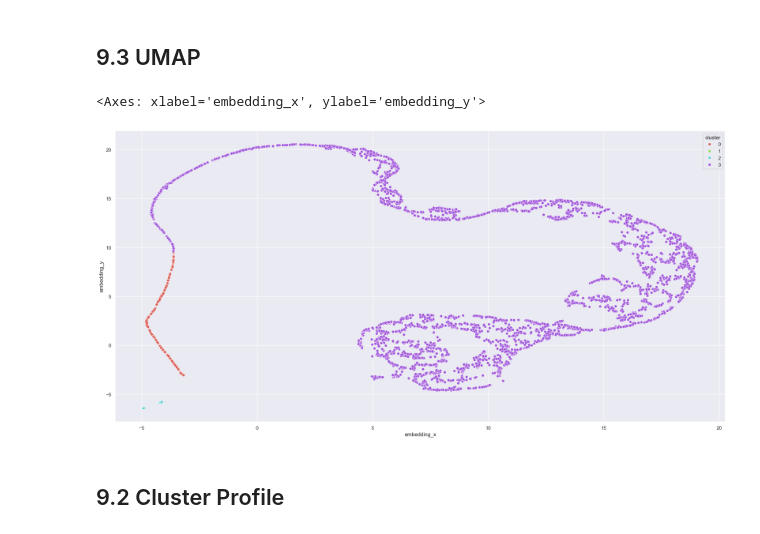
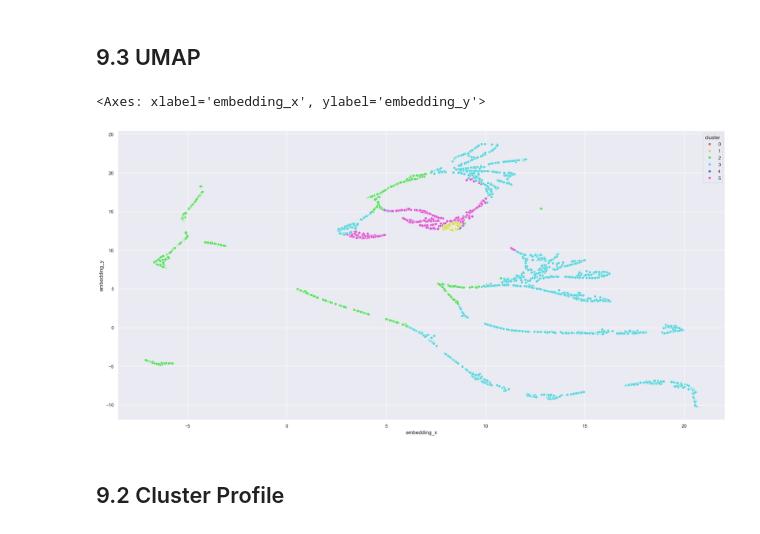
Before and after one commit to IanAndMendesDS/ds_fidelidade, a Jupyter notebook: notebooks/m0_loyalty_program.ipynb, the cells around one changed output. Saved outputs shown, nothing was run; the diff lists cells and outputs as text; code cells hidden in the pictures.

```diff
--- a/notebooks/m0_loyalty_program.ipynb
+++ b/notebooks/m0_loyalty_program.ipynb
@@ -164,0 +293,6 @@ df_ref = df2.drop( ['invoice_no', 'stock_code', 'description',
+# %%
+# Number of returns
+df_returns = df2_returns[['customer_id', 'invoice_no']].drop_duplicates().groupby('customer_id').count().reset_index().rename(columns={'invoice_no': 'returns'})
+df_ref = pd.merge(df_ref, df_returns, how='left', on='customer_id')
+df_ref.loc[df_ref['returns'].isna(), 'returns'] = 0
+df_ref.isna().sum()
@@ -194,4 +341,4 @@ df3 = df_ref.copy()
 # %% [markdown]
 # 4.0 EDA (Exploratory Data Analysis)
 # %%
-df4 = df3.copy()
+df4 = df_ref.dropna().copy()
@@ -199,6 +356,14 @@ df4 = df3.copy()
 # 5.0 Data Preparation
 # %%
 df5 = df4.copy()
+# %%
+ss = pp.StandardScaler()
+
+df5['gross_revenue'] = ss.fit_transform(df5[['gross_revenue']])
+df5['recency_days'] = ss.fit_transform(df5[['recency_days']])
+df5['invoice_no'] = ss.fit_transform(df5[['invoice_no']])
+df5['avg_ticket'] = ss.fit_transform(df5[['avg_ticket']])
+df5['returns'] = ss.fit_transform(df5[['returns']])
 # %% [markdown]
 # 6.0 Feature Selection
 # %%
@@ -307,7 +472,7 @@ df8 = X.copy()
 ## 8.1 K-Means
 # %%
 # model definition
-k=4
+k=6
 model = ct.KMeans(init='random', n_clusters=k, n_init=10, max_iter=300, random_state=42)
 
 # training (fit)
@@ -380,22 +545,22 @@ sns.pairplot (df_viz, hue='cluster')
 # %% [markdown]
 ## 9.3 UMAP
 # %%
-reducer = umap.UMAP(random_state=42)
+reducer = umap.UMAP(random_state=42, n_neighbors=20)
 embedding = reducer.fit_transform(X)
 
 # embedding
 
 df_viz['embedding_x'] = embedding[:,0]
 df_viz['embedding_y'] = embedding[:,1]
 
 #plot UMAP
 sns.scatterplot (x='embedding_x', y='embedding_y',
                  hue='cluster',
                  palette=sns.color_palette('hls', n_colors=len(df_viz['cluster'].unique())),
                  data=df_viz)
 # %% [output]
 <Axes: xlabel='embedding_x', ylabel='embedding_y'>
-[figure, old version]
+[figure, new version]
 # %% [markdown]
 ## 9.2 Cluster Profile
 # %%
```
Also changed, not shown: parts of 32 cells of this notebook.
